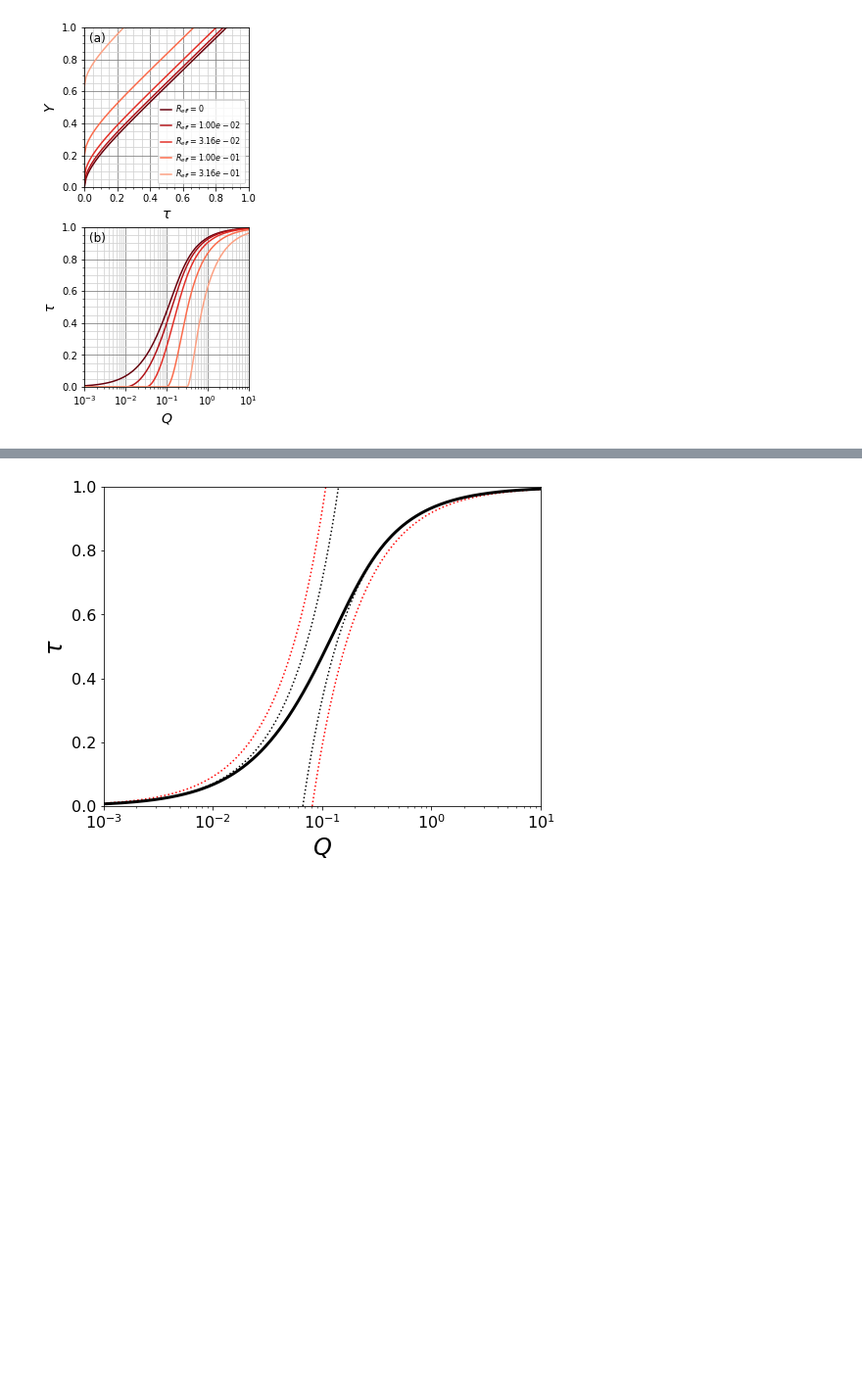
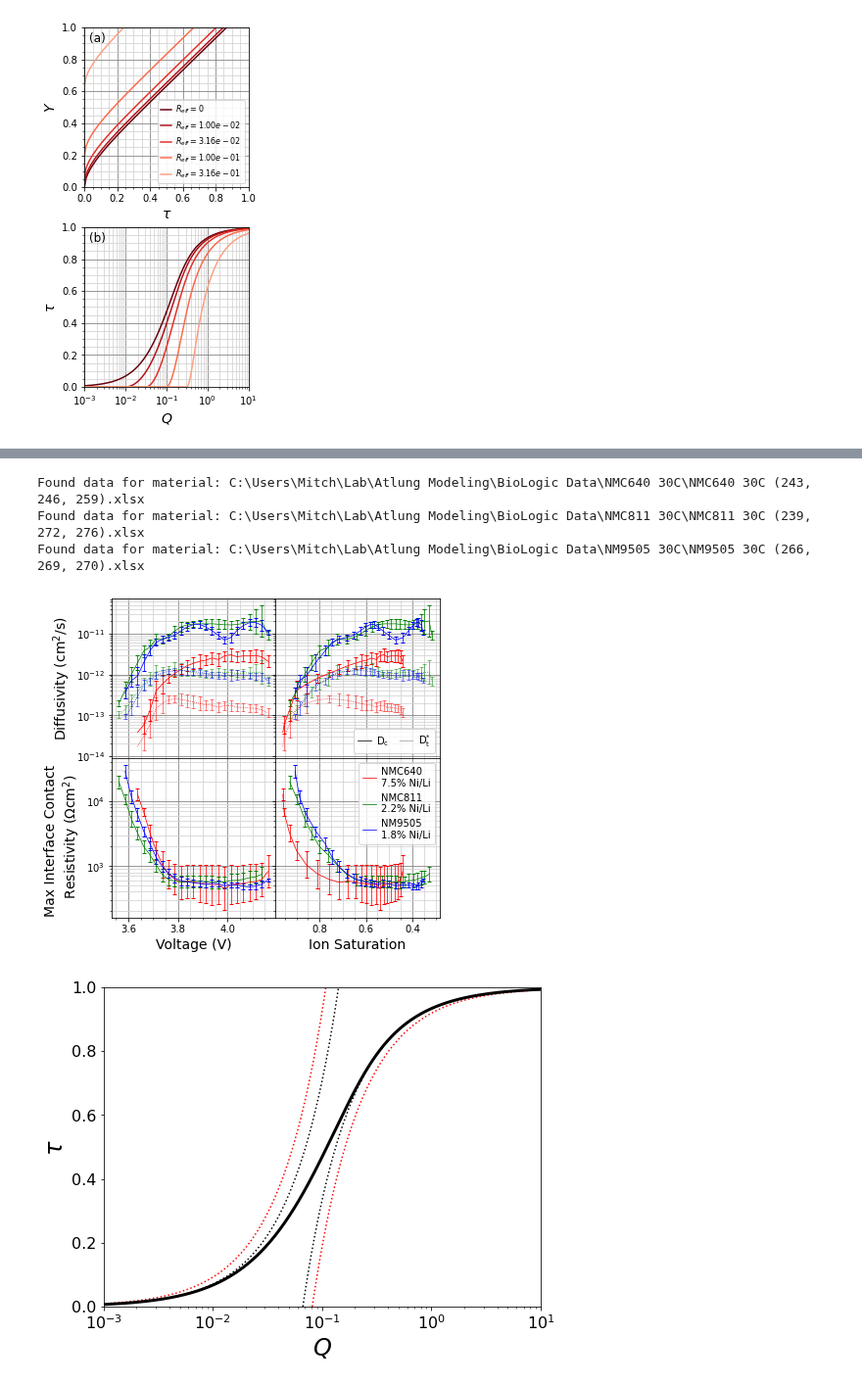
Before and after one commit to mmemcormier/amid, a Jupyter notebook: test_IRfit.ipynb, the cells around one changed output, grey strips where cells are left out. Shown at 98% size. Cells and saved outputs as stored; diff of their text form; code cells hidden in the pictures; blank space fills up the shorter version.

```diff
--- a/test_IRfit.ipynb
+++ b/test_IRfit.ipynb
@@ -627,3 +670,77 @@ plt.savefig('fig6.png', bbox_inches = 'tight')
+# %%
+#Figure 8
+
+path = 'C:/Users/Mitch/Lab/Atlung Modeling/BioLogic Data'
+mats = ['NMC640 30C', 'NMC811 30C', 'NM9505 30C']
+matname = 'NM9505 30C'
+
+folder = Path(path)
+
+# Generate plot for individual cells
+fig, axs = plt.subplots(ncols=2, nrows=2, figsize=(6, 6), sharex='col', sharey='row',
+gridspec_kw={'height_ratios': [1,1], 'hspace': 0.0, 'width_ratios': [1,1], 'wspace': 0.0})
+
+axs[0, 1].semilogy([], [], 'k-', label='D$\mathregular{_{c}}$')
+axs[0, 1].semilogy([], [], 'k:', label='D$\mathregular{_{t}^{*}}$')
+axs[0, 1].legend(frameon = True, ncol = 2, loc = 'lower right')
+
+axs[0, 0].set_ylabel('Diffusivity (cm$\mathregular{^{2}}$/s)')
+axs[1, 0].set_xlabel('Voltage (V)')
+axs[1, 0].set_ylabel('Max Interface Contact \n Resistivity (Ωcm$\mathregular{^{2}}$)')
+axs[1, 1].set_xlabel('Ion Saturation')
+
+axs[0, 1].invert_xaxis()
+
+axs[0, 0].xaxis.set_minor_locator(ticker.AutoMinorLocator())
+axs[0, 0].yaxis.set_minor_locator(ticker.LogLocator(subs = np.arange(1.0, 10.0) * 0.1, numticks = 10))
+axs[0, 0].yaxis.set_major_locator(ticker.LogLocator(numticks = 10))
+axs[0, 1].xaxis.set_minor_locator(ticker.AutoMinorLocator())
+axs[1, 0].yaxis.set_minor_locator(ticker.LogLocator(subs = np.arange(1.0, 10.0) * 0.1, numticks = 10))
+axs[1, 0].yaxis.set_major_locator(ticker.LogLocator(numticks = 10))
+
+axs[0, 0].grid(which = 'minor', color = 'lightgrey')
+axs[1, 0].grid(which = 'minor', color = 'lightgrey')
+axs[0, 1].grid(which = 'minor', color = 'lightgrey')
+axs[1, 1].grid(which = 'minor', color = 'lightgrey')
+
+colors = ['r', 'g', 'b', 'k']
+
+labels = ['NMC640\n7.5% Ni/Li', 'NMC811\n2.2% Ni/Li', 'NM9505\n1.8% Ni/Li']
+
+# Find and read file data into dataframes
+i = 0
+for mat in mats:
+    matpath = folder / mat
+    for filepath in matpath.iterdir():
+        if mat + ' (' in str(filepath):
+            print("Found data for material: {}".format(filepath))
+            df = pd.read_excel(filepath, sheet_name = 'All')
+
+            # Plot dataframe
+            yerrDc = [df['Dc (cm^2/s)']*(1 - 1/df['Dc geoSTD']), df['Dc (cm^2/s)']*(df['Dc geoSTD'] - 1)]
+            yerrDt = [df['Dt* (cm^2/s)']*(1 - 1/df['Dt* geoSTD']), df['Dt* (cm^2/s)']*(df['Dt* geoSTD'] - 1)]
+            axs[0, 0].errorbar(df['Voltage (V)'], df['Dc (cm^2/s)'], yerr = yerrDc, fmt = '-', color = colors[i])
+            axs[0, 0].errorbar(df['Voltage (V)'], df['Dt* (cm^2/s)'], yerr = yerrDt, fmt = ':', color = colors[i], elinewidth = 0.5, markeredgewidth = 0.5)
+            axs[0, 1].errorbar(df['SOC'], df['Dc (cm^2/s)'], yerr = yerrDc, fmt = '-', color = colors[i])
+            axs[0, 1].errorbar(df['SOC'], df['Dt* (cm^2/s)'], yerr = yerrDt, fmt = ':', color = colors[i], elinewidth = 0.5, markeredgewidth = 0.5)
+            yerrmicR = [df['micR (Ohmcm^2)']*(1 - 1/df['micR geoSTD']), df['micR (Ohmcm^2)']*(df['micR geoSTD'] - 1)]
+            axs[1, 0].errorbar(df['Voltage (V)'], df['micR (Ohmcm^2)'], yerr = yerrmicR, color = colors[i], fmt = '-')
+            axs[1, 1].errorbar(df['SOC'], df['micR (Ohmcm^2)'], yerr = yerrmicR, fmt = '-', color = colors[i])
+            axs[1, 1].semilogy([], [], color = colors[i], label = labels[i])
+
+            i = i + 1
+
+axs[1, 1].legend(frameon = True)
+
+plt.savefig('fig8.png', bbox_inches = 'tight')
+
+plt.show()
+plt.close()
+# %% [output]
+Found data for material: C:\Users\Mitch\Lab\Atlung Modeling\BioLogic Data\NMC640 30C\NMC640 30C (243, 246, 259).xlsx
+Found data for material: C:\Users\Mitch\Lab\Atlung Modeling\BioLogic Data\NMC811 30C\NMC811 30C (239, 272, 276).xlsx
+Found data for material: C:\Users\Mitch\Lab\Atlung Modeling\BioLogic Data\NM9505 30C\NM9505 30C (266, 269, 270).xlsx
+[figure, added]
 # %%
 #Figure n (particle size V)
 nQ = 1000
```
Also changed, not shown: parts of 3 cells of this notebook, 5 other files.
